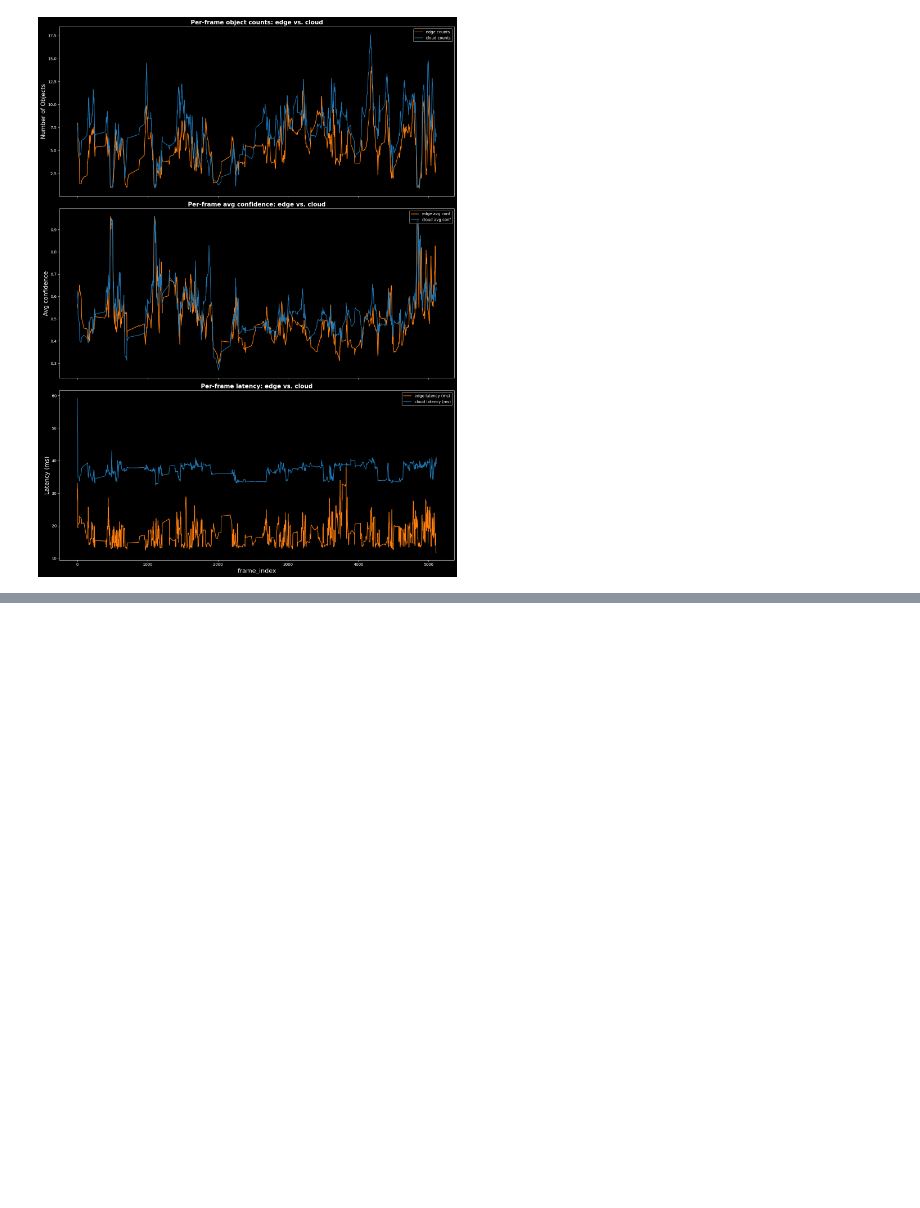
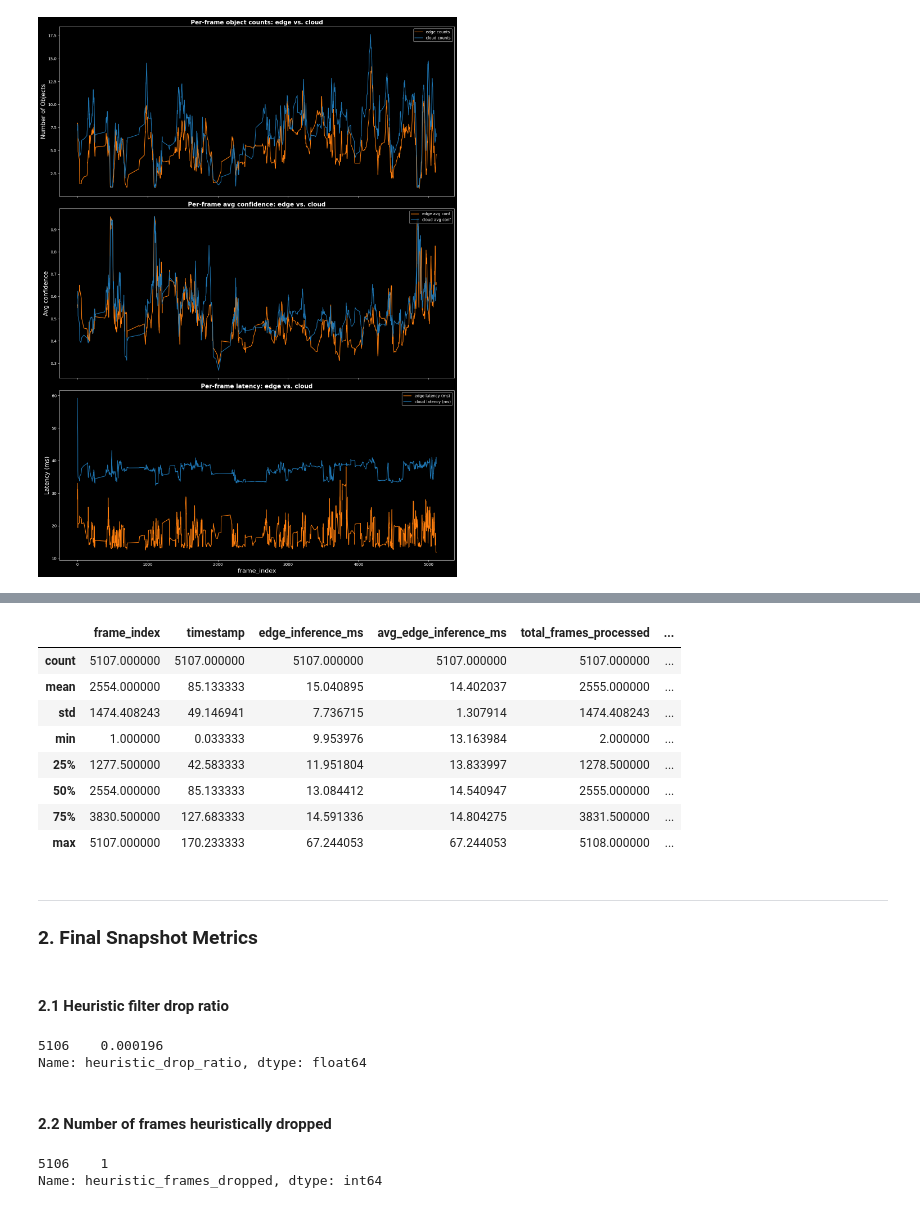
Before and after one commit to MohanadAlemam/edge-cloud-video-analytics, a Jupyter notebook: experiments/experiments.ipynb, the cells around one changed output, grey strips where cells are left out. Drawn from its saved outputs; the diff is of its cells as text; code cells hidden in the pictures; blank space fills up the shorter version.

```diff
--- a/experiments/experiments.ipynb
+++ b/experiments/experiments.ipynb
@@ -282,0 +335,31 @@ plot_time_series(merged_df=aligned_df, smooth_window=8)
+# %%
+heuristic_off_df.describe()
+# %% [output]
+|  | frame_index | timestamp | edge_inference_ms | avg_edge_inference_ms | total_frames_processed | ... |
+| count | 5107.000000 | 5107.000000 | 5107.000000 | 5107.000000 | 5107.000000 | ... |
+| mean | 2554.000000 | 85.133333 | 15.040895 | 14.402037 | 2555.000000 | ... |
+| std | 1474.408243 | 49.146941 | 7.736715 | 1.307914 | 1474.408243 | ... |
+| min | 1.000000 | 0.033333 | 9.953976 | 13.163984 | 2.000000 | ... |
+| 25% | 1277.500000 | 42.583333 | 11.951804 | 13.833997 | 1278.500000 | ... |
+| 50% | 2554.000000 | 85.133333 | 13.084412 | 14.540947 | 2555.000000 | ... |
+| 75% | 3830.500000 | 127.683333 | 14.591336 | 14.804275 | 3831.500000 | ... |
+| max | 5107.000000 | 170.233333 | 67.244053 | 67.244053 | 5108.000000 | ... |
+# %% [markdown]
+----------------
+
+### 2. Final Snapshot Metrics
+# %% [markdown]
+#### 2.1 Heuristic filter drop ratio
+# %%
+heuristic_off_df[-1:]["heuristic_drop_ratio"]
+# %% [output]
+5106    0.000196
+Name: heuristic_drop_ratio, dtype: float64
+# %% [markdown]
+
+#### 2.2 Number of frames heuristically dropped
+# %%
+heuristic_off_df[-1:]["heuristic_frames_dropped"]
+# %% [output]
+5106    1
+Name: heuristic_frames_dropped, dtype: int64
```
Also changed, not shown: parts of 33 cells of this notebook.
